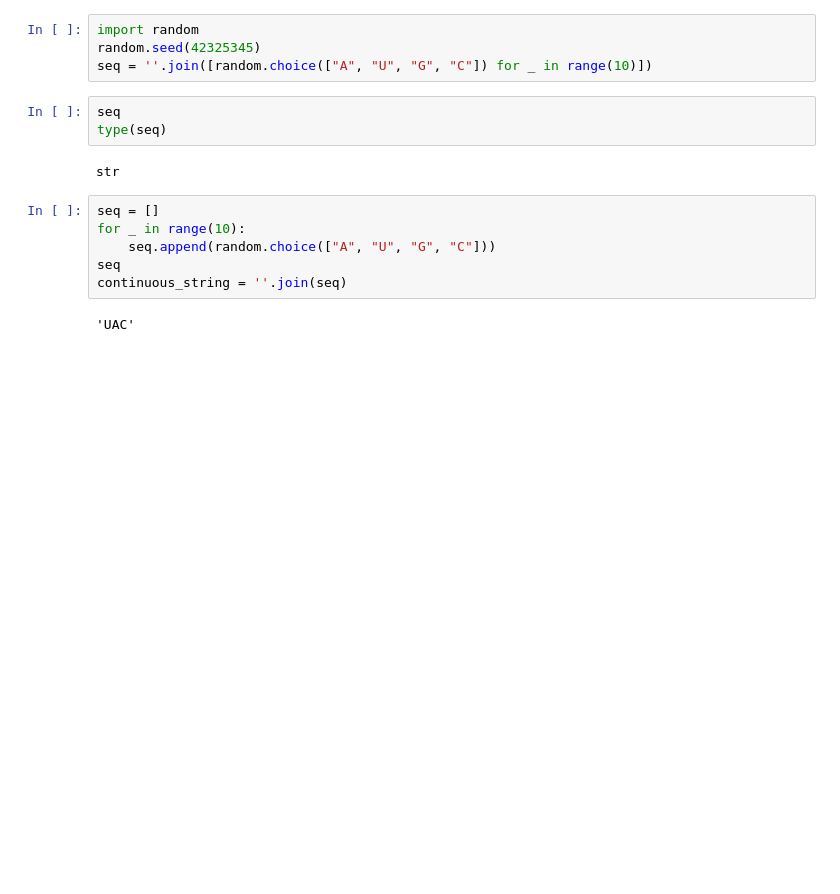
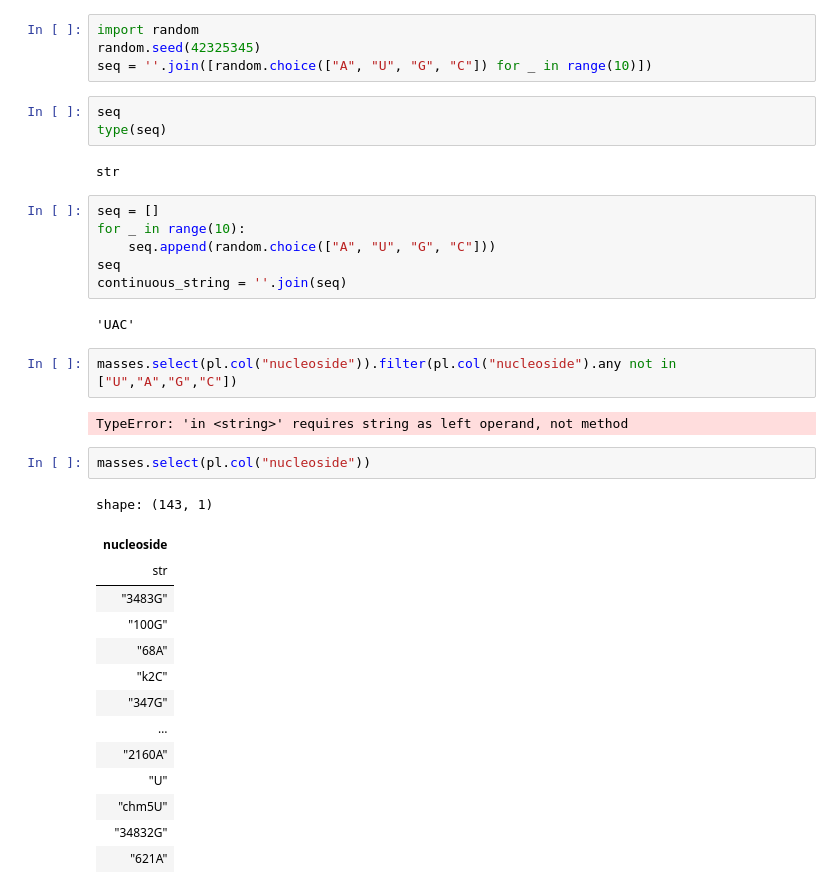
Before and after one commit to spectrseq/spectrseqtools-evaluation, a Jupyter notebook: playground/learn.ipynb, the cells around one changed output. Saved outputs shown, nothing was run; the diff lists cells and outputs as text; blank space fills up the shorter version.

```diff
--- a/playground/learn.ipynb
+++ b/playground/learn.ipynb
@@ -505,3 +505,24 @@ seq
 continuous_string = ''.join(seq)
 # %% [output]
 'UAC'
+# %%
+masses.select(pl.col("nucleoside")).filter(pl.col("nucleoside").any not in ["U","A","G","C"])
+# %% [output]
+TypeError: 'in <string>' requires string as left operand, not method
+# %%
+masses.select(pl.col("nucleoside"))
+# %% [output]
+shape: (143, 1)
+| nucleoside |
+| str |
+| "3483G" |
+| "100G" |
+| "68A" |
+| "k2C" |
+| "347G" |
+| … |
+| "2160A" |
+| "U" |
+| "chm5U" |
+| "34832G" |
+| "621A" |
```
Also changed, not shown: parts of 16 cells of this notebook, 8 other files.
